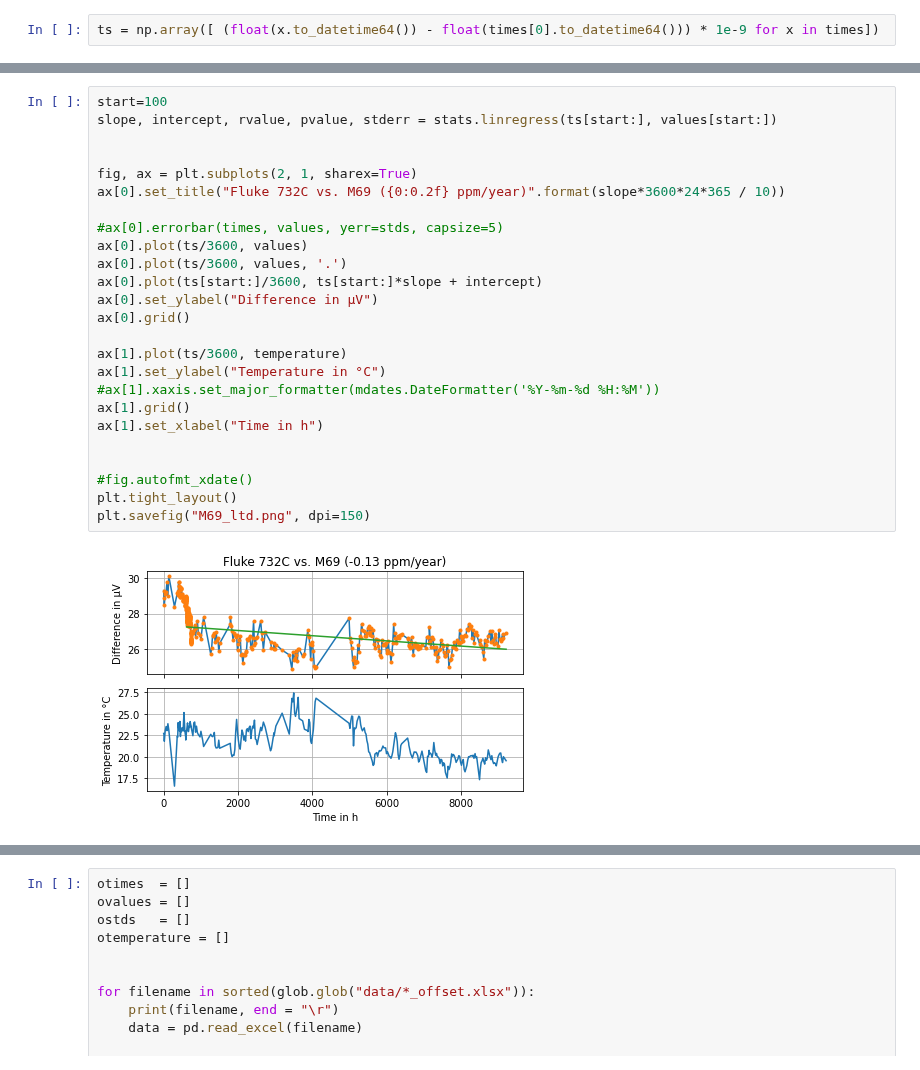
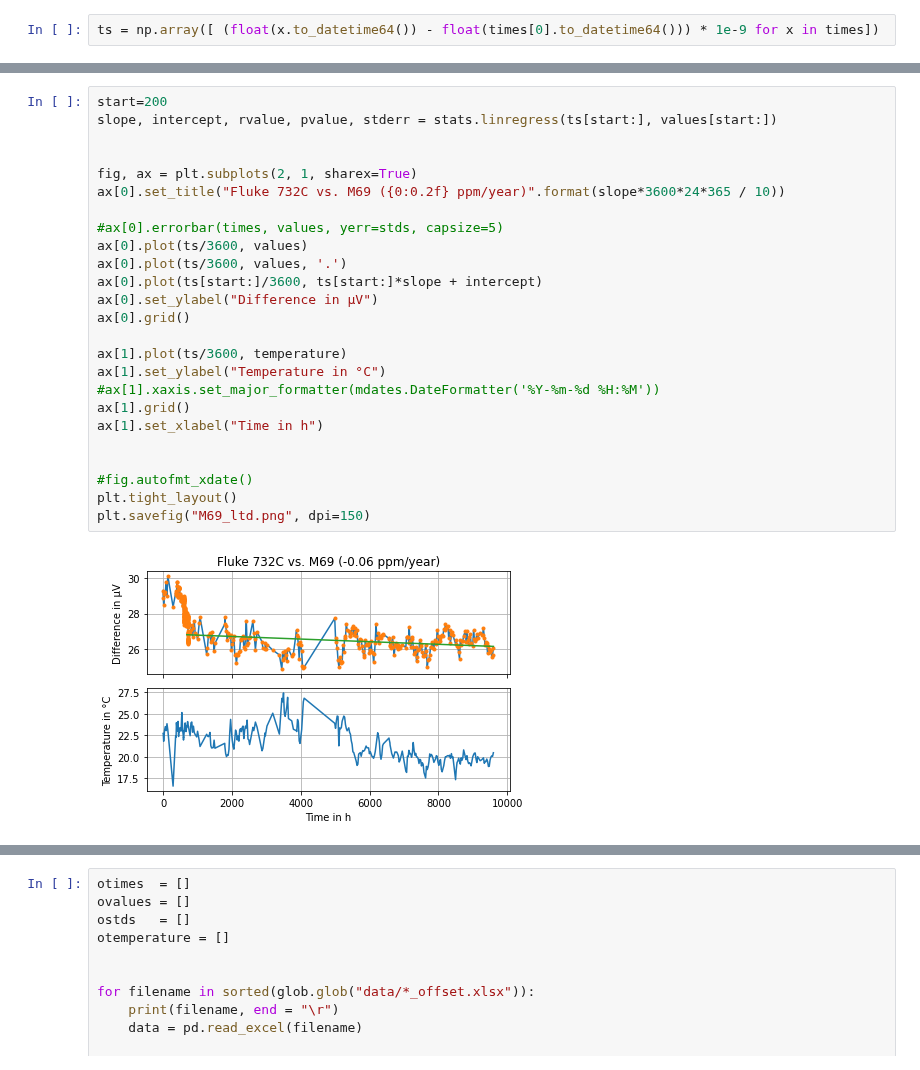
Before and after one commit to PhilippCo/m69, a Jupyter notebook: plot_M69.ipynb, the cells around one changed output, grey strips where cells are left out. Drawn from its saved outputs; the diff is of its cells as text.

```diff
--- a/plot_M69.ipynb
+++ b/plot_M69.ipynb
@@ -75,30 +75,30 @@ plt.savefig("M69.png", dpi=150)
 # %%
-start=100
+start=200
 slope, intercept, rvalue, pvalue, stderr = stats.linregress(ts[start:], values[start:])
 
 
 fig, ax = plt.subplots(2, 1, sharex=True)
 ax[0].set_title("Fluke 732C vs. M69 ({0:0.2f} ppm/year)".format(slope*3600*24*365 / 10))
 
 #ax[0].errorbar(times, values, yerr=stds, capsize=5)
 ax[0].plot(ts/3600, values)
 ax[0].plot(ts/3600, values, '.')
 ax[0].plot(ts[start:]/3600, ts[start:]*slope + intercept)
 ax[0].set_ylabel("Difference in µV")
 ax[0].grid()
 
 ax[1].plot(ts/3600, temperature)
 ax[1].set_ylabel("Temperature in °C")
 #ax[1].xaxis.set_major_formatter(mdates.DateFormatter('%Y-%m-%d %H:%M'))
 ax[1].grid()
 ax[1].set_xlabel("Time in h")
 
 
 #fig.autofmt_xdate()
 plt.tight_layout()
 plt.savefig("M69_ltd.png", dpi=150)
 # %% [output]
-[figure, old version]
+[figure, new version]
 # %%
 fig, ax = plt.subplots(1, 1)
 plt.title("Fluke 732C vs. M69")
```
Also changed, not shown: parts of 10 cells of this notebook, 3 other files.
